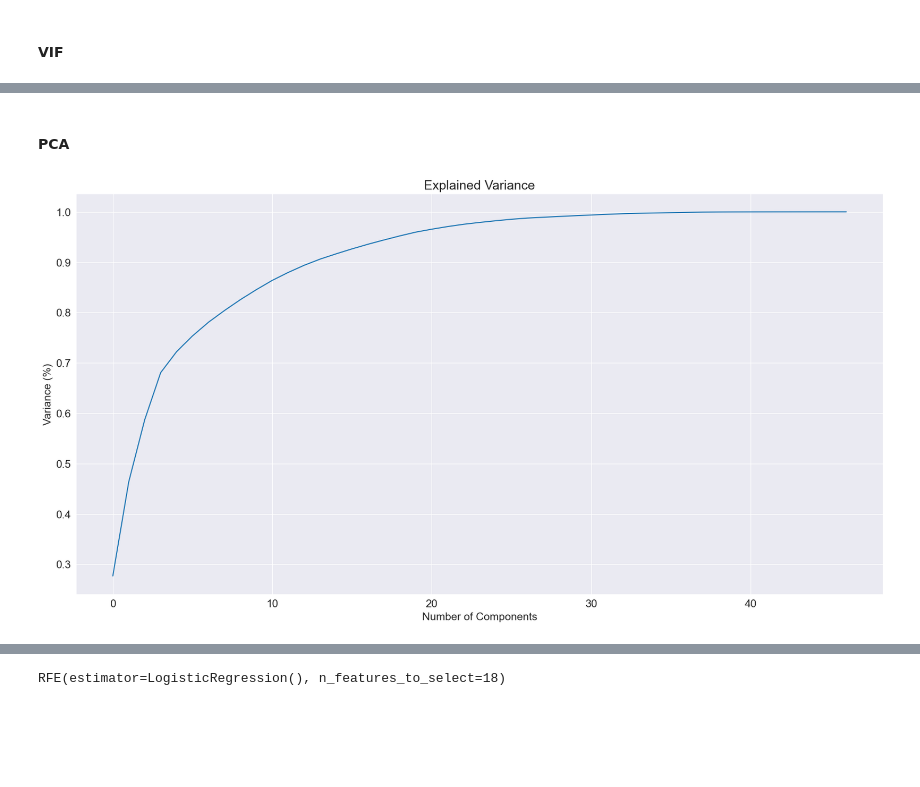
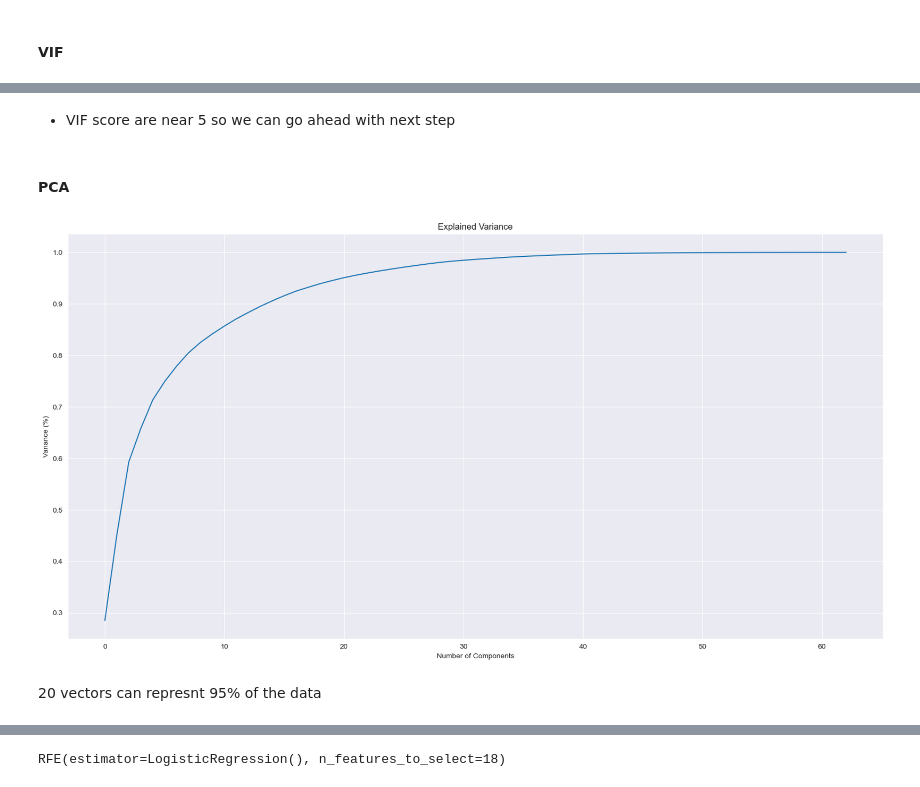
Before and after one commit to saqlain-github/LeadingScore, a Jupyter notebook: LeadScoring.ipynb, the cells around one changed output, grey strips where cells are left out. Saved outputs shown, nothing was run; the diff lists cells and outputs as text; code cells hidden in the pictures; blank space fills up the shorter version.

```diff
--- a/LeadScoring.ipynb
+++ b/LeadScoring.ipynb
@@ -1461,0 +1587,12 @@ pickle.dump(ohe, open('models/standardScaler.pkl', 'wb'))
+# %%
+X_train_fe = pd.concat([
+                        binary_df_train,
+                        nominal_df_train,
+                        numerical_df_train
+                    ], axis=1)
+
+X_test_fe = pd.concat([
+                        binary_df_test,
+                        nominal_df_test,
+                        numerical_df_test
+                    ], axis=1)
@@ -1525,10 +1629,10 @@ Length: 105, dtype: int64
 # %%
 # Fitting Logistic model
 logit_model= LogisticRegression(solver='liblinear')
-logit_model.fit(X_train, y_train)
+logit_model.fit(X_train_fe, y_train)
 # Rank features by importance
 feature= pd.DataFrame()
-feature['column']= X_train.columns
+feature['column']= X_train_fe.columns
 feature['importance']= logit_model.coef_[0]
 feature.sort_values('importance', ascending=False, inplace=True)
 # %%
@@ -1554,5 +1681,5 @@ feature.sort_values('importance', ascending=False, inplace=True)
 # %%
-X_train_fs=X_train[[x for x in feature[feature["importance"]>0].column]]
-X_test=X_test[[x for x in feature[feature["importance"]>0].column]]
+X_train_fs=X_train_fe[[x for x in feature[feature["importance"]>0].column]]
+X_test_fs=X_test_fe[[x for x in feature[feature["importance"]>0].column]]
 X_train_fs.head()
 # %% [output]
@@ -1611,0 +1718,4 @@ X_test_vif.shape
+# %%
+X_train_fs.drop(columns=["Asymmetrique Profile Index"], inplace=True)
+X_test_fs.drop(columns=["Asymmetrique Profile Index"], inplace=True)
+columns_drop.append("Asymmetrique Profile Index")
@@ -1612,14 +1743,20 @@ X_test_vif.shape
+# %% [markdown]
+- VIF score are near 5 so we can go ahead with next step
 # %% [markdown]
 #### PCA
 # %%
+# performing PCA and check how many amount of vectors can represnt the data with
+# minium data loss
 pca = PCA()
-principalComponents = pca.fit_transform(X_train_vif)
+principalComponents = pca.fit_transform(X_train_fs)
 plt.figure(figsize=(20,10))
 plt.plot(np.cumsum(pca.explained_variance_ratio_))
 plt.xlabel('Number of Components')
 plt.ylabel('Variance (%)') #for each component
 plt.title('Explained Variance')
 plt.show()
 # %% [output]
-[figure, old version]
+[figure, new version]
+# %% [markdown]
+20 vectors can represnt 95% of the data
 # %%
```
Also changed, not shown: parts of 133 cells of this notebook, 4 other files.
